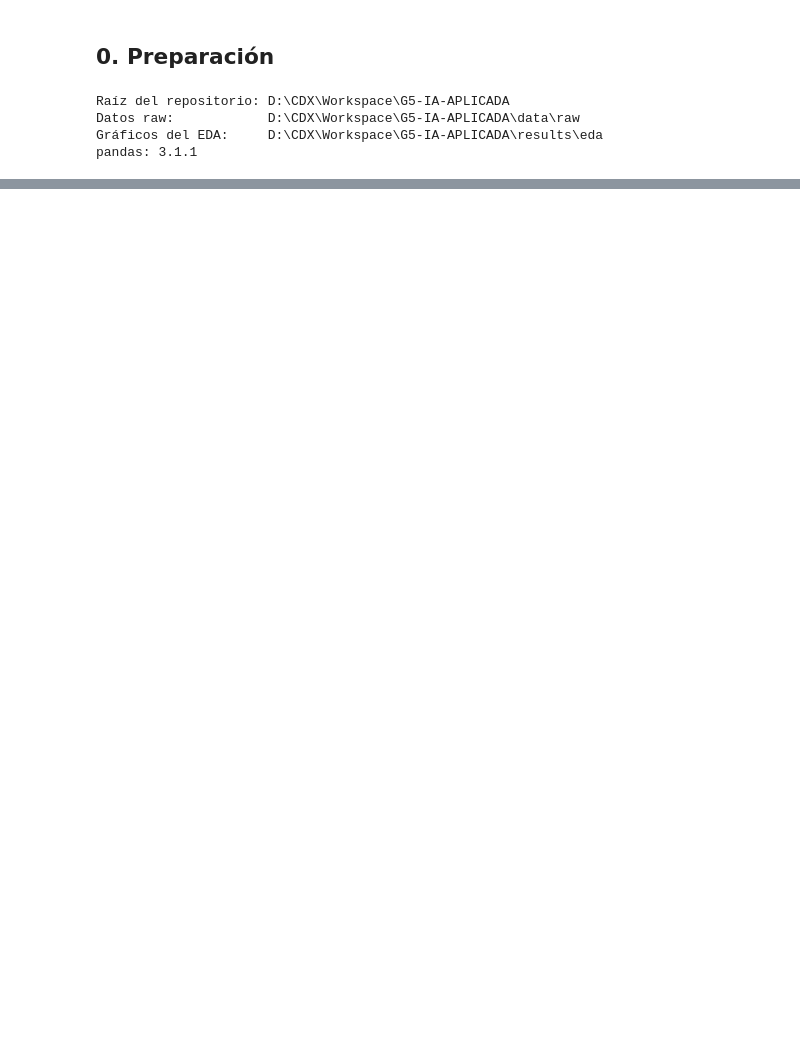
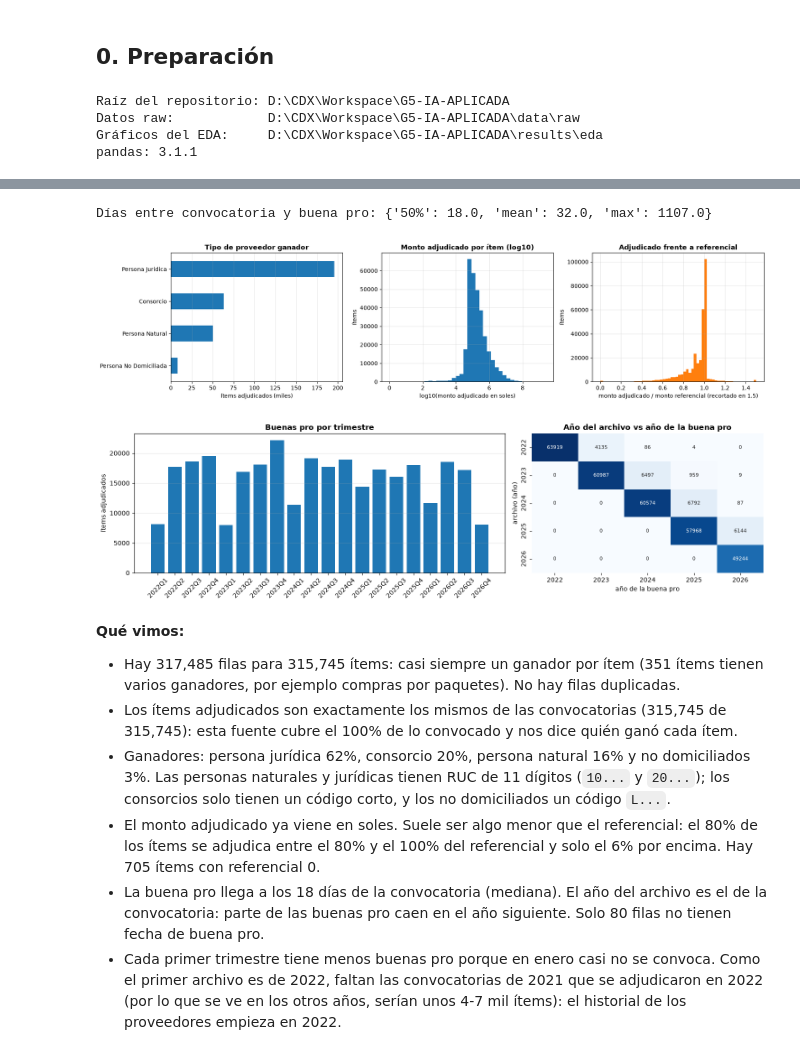
Before and after one commit to CyndxTs/G5-IA-APLICADA, a Jupyter notebook: notebooks/01_eda.ipynb, the cells around one changed output, grey strips where cells are left out. Cells and saved outputs as stored; diff of their text form; code cells hidden in the pictures; blank space fills up the shorter version.

```diff
--- a/notebooks/01_eda.ipynb
+++ b/notebooks/01_eda.ipynb
@@ -630,0 +189,25 @@ Contratos (RUC propio): 13,854 | con sanción del proveedor en los 12 meses sigu
+# %%
+adjudicaciones = ex.preparar_adjudicaciones(fuentes["adjudicaciones"][0])
+est_adj = ex.estructura_adjudicaciones(adjudicaciones, convocatorias)
+display(est_adj["patron_por_tipo"])
+print("Días entre convocatoria y buena pro:", est_adj["dias_conv_bp"][["50%", "mean", "max"]].round(0).to_dict())
+
+ex.graficar_adjudicaciones_tipo_montos(adjudicaciones)
+plt.show()
+ex.graficar_fechas_adjudicaciones(adjudicaciones)
+plt.show()
+
+tipos = est_adj["tipo_proveedor"] / est_adj["filas"] * 100
+ratio = (adjudicaciones["monto_adjudicado_item_soles"] / adjudicaciones["monto_referencial_item_soles"]).where(
+    adjudicaciones["monto_referencial_item_soles"] > 0)
+monedas = est_adj["monedas"]
+mostrar(f"""
+**Qué vimos:**
+- Hay {est_adj['filas']:,} filas para {est_adj['items']:,} ítems: casi siempre un ganador por ítem ({est_adj['items_varios_ganadores']} ítems tienen varios ganadores, por ejemplo compras por paquetes). No hay filas duplicadas.
+- Los ítems adjudicados son exactamente los mismos de las convocatorias ({est_adj['items_en_convocatorias']:,} de {est_adj['items_convocatorias']:,}): esta fuente cubre el 100% de lo convocado y nos dice quién ganó cada ítem.
+- Ganadores: persona jurídica {tipos['Persona Juridica']:.0f}%, consorcio {tipos['Consorcio']:.0f}%, persona natural {tipos['Persona Natural']:.0f}% y no domiciliados {tipos['Persona No Domiciliada']:.0f}%. Las personas naturales y jurídicas tienen RUC de 11 dígitos (`10...` y `20...`); los consorcios solo tienen un código corto, y los no domiciliados un código `L...`.
+- El monto adjudicado ya viene en soles. Suele ser algo menor que el referencial: el {ratio.between(0.8, 1).mean()*100:.0f}% de los ítems se adjudica entre el 80% y el 100% del referencial y solo el {(ratio > 1).mean()*100:.0f}% por encima. Hay {int((adjudicaciones['monto_referencial_item_soles'] == 0).sum())} ítems con referencial 0.
+- La buena pro llega a los {est_adj['dias_conv_bp']['50%']:.0f} días de la convocatoria (mediana). El año del archivo es el de la convocatoria: parte de las buenas pro caen en el año siguiente. Solo {est_adj['sin_fecha_buenapro']} filas no tienen fecha de buena pro.
+- Cada primer trimestre tiene menos buenas pro porque en enero casi no se convoca. Como el primer archivo es de 2022, faltan las convocatorias de 2021 que se adjudicaron en 2022 (por lo que se ve en los otros años, serían unos 4-7 mil ítems): el historial de los proveedores empieza en 2022.
+""")
+# %% [output]
@@ -630,0 +220,11 @@ Contratos (RUC propio): 13,854 | con sanción del proveedor en los 12 meses sigu
+Días entre convocatoria y buena pro: {'50%': 18.0, 'mean': 32.0, 'max': 1107.0}
+[figure, added]
+[figure, added]
+
+**Qué vimos:**
+- Hay 317,485 filas para 315,745 ítems: casi siempre un ganador por ítem (351 ítems tienen varios ganadores, por ejemplo compras por paquetes). No hay filas duplicadas.
+- Los ítems adjudicados son exactamente los mismos de las convocatorias (315,745 de 315,745): esta fuente cubre el 100% de lo convocado y nos dice quién ganó cada ítem.
+- Ganadores: persona jurídica 62%, consorcio 20%, persona natural 16% y no domiciliados 3%. Las personas naturales y jurídicas tienen RUC de 11 dígitos (`10...` y `20...`); los consorcios solo tienen un código corto, y los no domiciliados un código `L...`.
+- El monto adjudicado ya viene en soles. Suele ser algo menor que el referencial: el 80% de los ítems se adjudica entre el 80% y el 100% del referencial y solo el 6% por encima. Hay 705 ítems con referencial 0.
+- La buena pro llega a los 18 días de la convocatoria (mediana). El año del archivo es el de la convocatoria: parte de las buenas pro caen en el año siguiente. Solo 80 filas no tienen fecha de buena pro.
+- Cada primer trimestre tiene menos buenas pro porque en enero casi no se convoca. Como el primer archivo es de 2022, faltan las convocatorias de 2021 que se adjudicaron en 2022 (por lo que se ve en los otros años, serían unos 4-7 mil ítems): el historial de los proveedores empieza en 2022.
```
Also changed, not shown: parts of 61 cells of this notebook, 18 other files.
